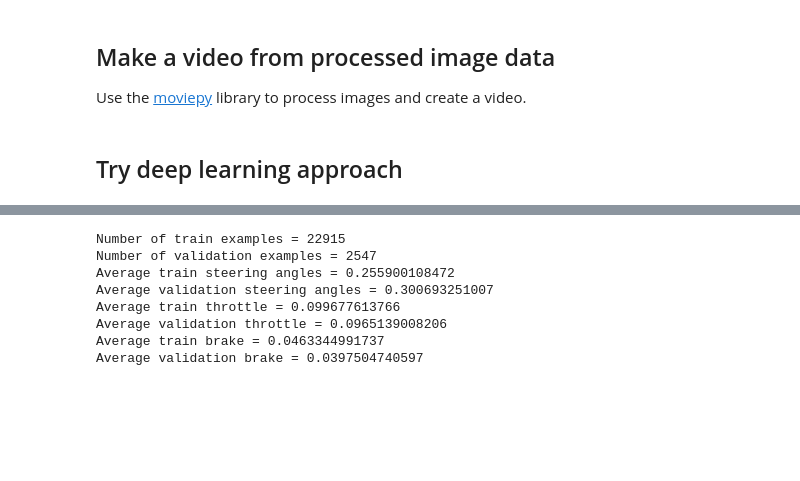
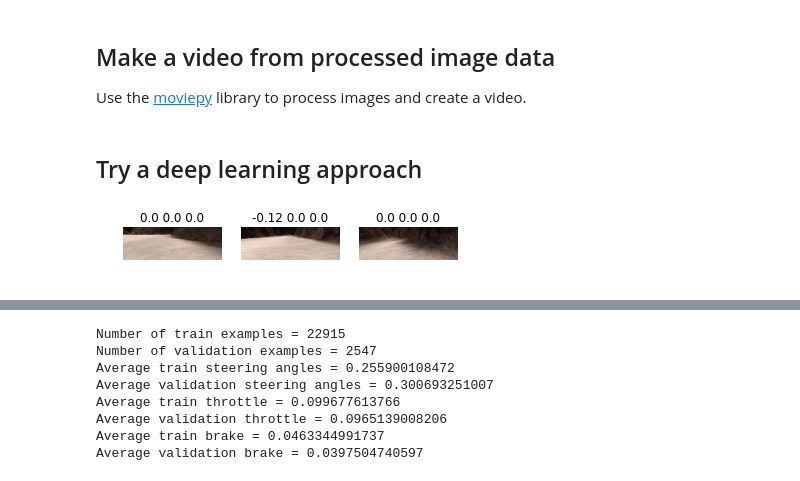
Before and after one commit to LuLi0077/Robotics, a Jupyter notebook: Rover/Rover_test.ipynb, the cells around one changed output, grey strips where cells are left out. Drawn from its saved outputs; the diff is of its cells as text; code cells hidden in the pictures; blank space fills up the shorter version.

Commit message:
Added in an initial pipeline for deep learning approach

```diff
--- a/Rover/Rover_test.ipynb
+++ b/Rover/Rover_test.ipynb
@@ -357,4 +357,4 @@ clip = ImageSequenceClip(data.images, fps=60) # Note: output video will be sped
 new_clip = clip.fl_image(process_image) #NOTE: this function expects color images!!
 %time new_clip.write_videofile(output, audio=False)
 # %% [markdown]
-## Try deep learning approach
+## Try  a deep learning approach
@@ -426,0 +376,21 @@ model.compile(optimizer="adam", loss="mse")
+# %%
+# Image generator
+def gen_image(data):
+    index = randint(0, len(data)-1)
+    img = cv2.imread(data["Path"][index])
+    steer = data['SteerAngle'][index]
+    throttle = data['Throttle'][index]
+    brake = data['Brake'][index]
+    img = preprocessImg(img)
+    return img, steer, throttle, brake
+
+# Test - make sure it works
+for i in range(1, 4):
+    plt.subplot(1, 3, i)
+    img, steer, throttle, brake= gen_image(robot_log)
+    plt.imshow(img)
+    plt.title(str(round(steer,2))+' '+str(round(throttle,2))+' '+str(round(brake,2)))
+    plt.axis('off')
+plt.show()
+# %% [output]
+[figure, added]
```
Also changed, not shown: parts of 6 cells of this notebook.
